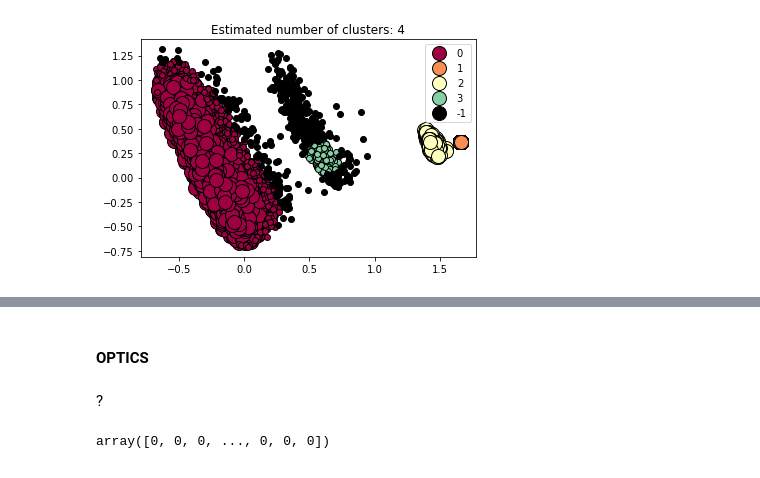
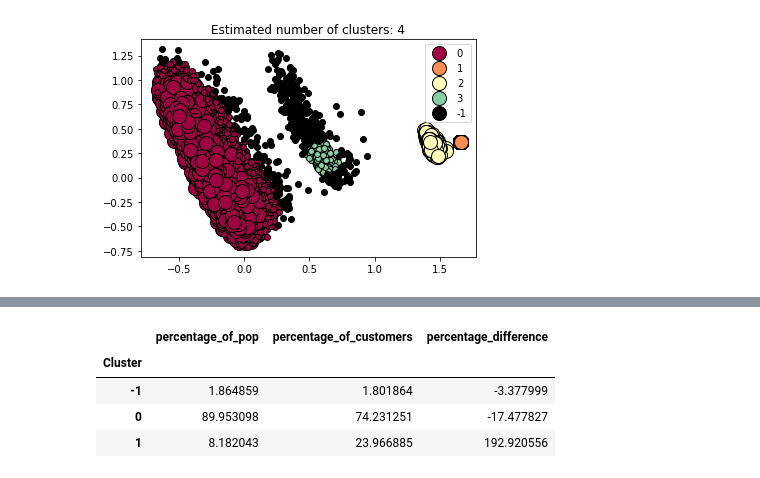
Before and after one commit to WareClatts/Capstone_Project, a Jupyter notebook: Arvato cleaned.ipynb, the cells around one changed output, grey strips where cells are left out. Saved outputs shown, nothing was run; the diff lists cells and outputs as text; code cells hidden in the pictures.

```diff
--- a/Arvato cleaned.ipynb
+++ b/Arvato cleaned.ipynb
@@ -858,0 +877,9 @@ Estimated number of noise points: 831
+# %%
+pop_clustered = gen_pop_pca_results.copy(deep=True)
+pop_clustered.loc[:,'Cluster'] = pca_clusters.labels_ # append labels to points
+total = pop_clustered.shape[0]
+
+DBSCAN_clust_sizes = pop_clustered.groupby('Cluster').size().to_frame()
+DBSCAN_clust_sizes.columns = ["general_population_DBSCAN_size"]
+DBSCAN_clust_sizes['percentage_of_pop'] = 100*(DBSCAN_clust_sizes["general_population_DBSCAN_size"]/total)
+DBSCAN_clust_sizes
@@ -866,4 +898,0 @@ Estimated number of noise points: 518
-# %% [markdown]
-#### OPTICS
-# %% [markdown]
-?
@@ -872,8 +898,0 @@ from sklearn.cluster import OPTICS, cluster_optics_dbscan
-# %%
-mca_clusters = OPTICS(eps=0.1, min_samples=100).fit(gen_pop_mca_results)
-labels_gen = cluster_optics_dbscan(reachability=mca_clusters.reachability_,
-                                   core_distances=mca_clusters.core_distances_,
-                                   ordering=mca_clusters.ordering_, eps=0.1)
-labels_gen
-# %% [output]
-array([0, 0, 0, ..., 0, 0, 0])
@@ -882,0 +899,17 @@ array([0, 0, 0, ..., 0, 0, 0])
+# %%
+cust_clustered = customer_pca_results.copy(deep=True)
+cust_clustered.loc[:,'Cluster'] = pca_clusters.labels_ # append labels to points
+total = cust_clustered.shape[0]
+
+temp = cust_clustered.groupby('Cluster').size().to_frame()
+temp.columns = ["customer_DBSCAN_size"]
+DBSCAN_clust_sizes["customer_DBSCAN_size"] = temp["customer_DBSCAN_size"]
+DBSCAN_clust_sizes['percentage_of_customers'] = 100*(DBSCAN_clust_sizes["customer_DBSCAN_size"]/total)
+DBSCAN_clust_sizes['percentage_difference'] = 100*(DBSCAN_clust_sizes['percentage_of_customers']-DBSCAN_clust_sizes['percentage_of_pop'])/DBSCAN_clust_sizes['percentage_of_pop']
+DBSCAN_clust_sizes[['percentage_of_pop', 'percentage_of_customers', 'percentage_difference']]
+# %% [output]
+|  | percentage_of_pop | percentage_of_customers | percentage_difference |
+| Cluster |  |  |  |
+| -1 | 1.864859 | 1.801864 | -3.377999 |
+| 0 | 89.953098 | 74.231251 | -17.477827 |
+| 1 | 8.182043 | 23.966885 | 192.920556 |
```
Also changed, not shown: parts of 15 cells of this notebook, 1 other file.
